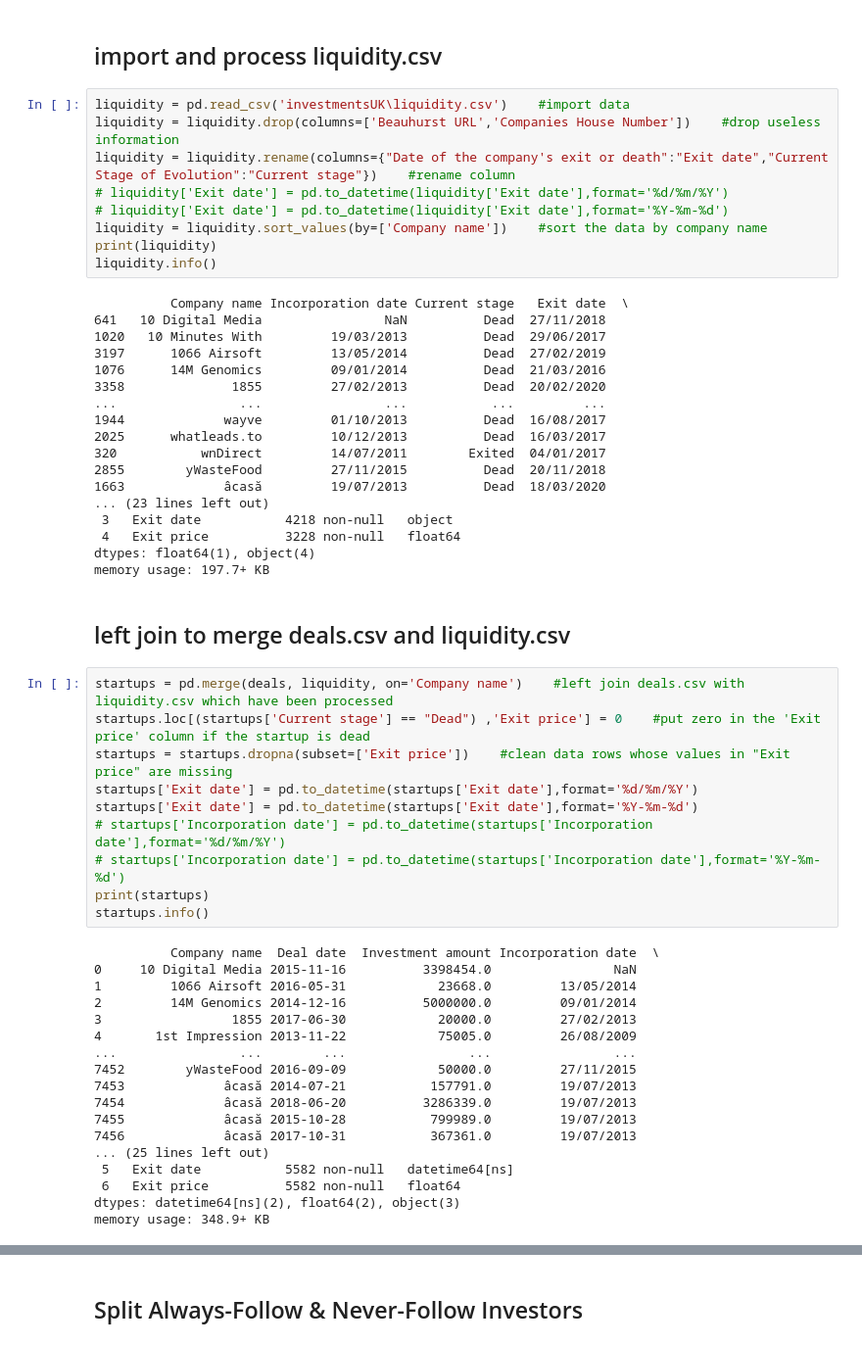
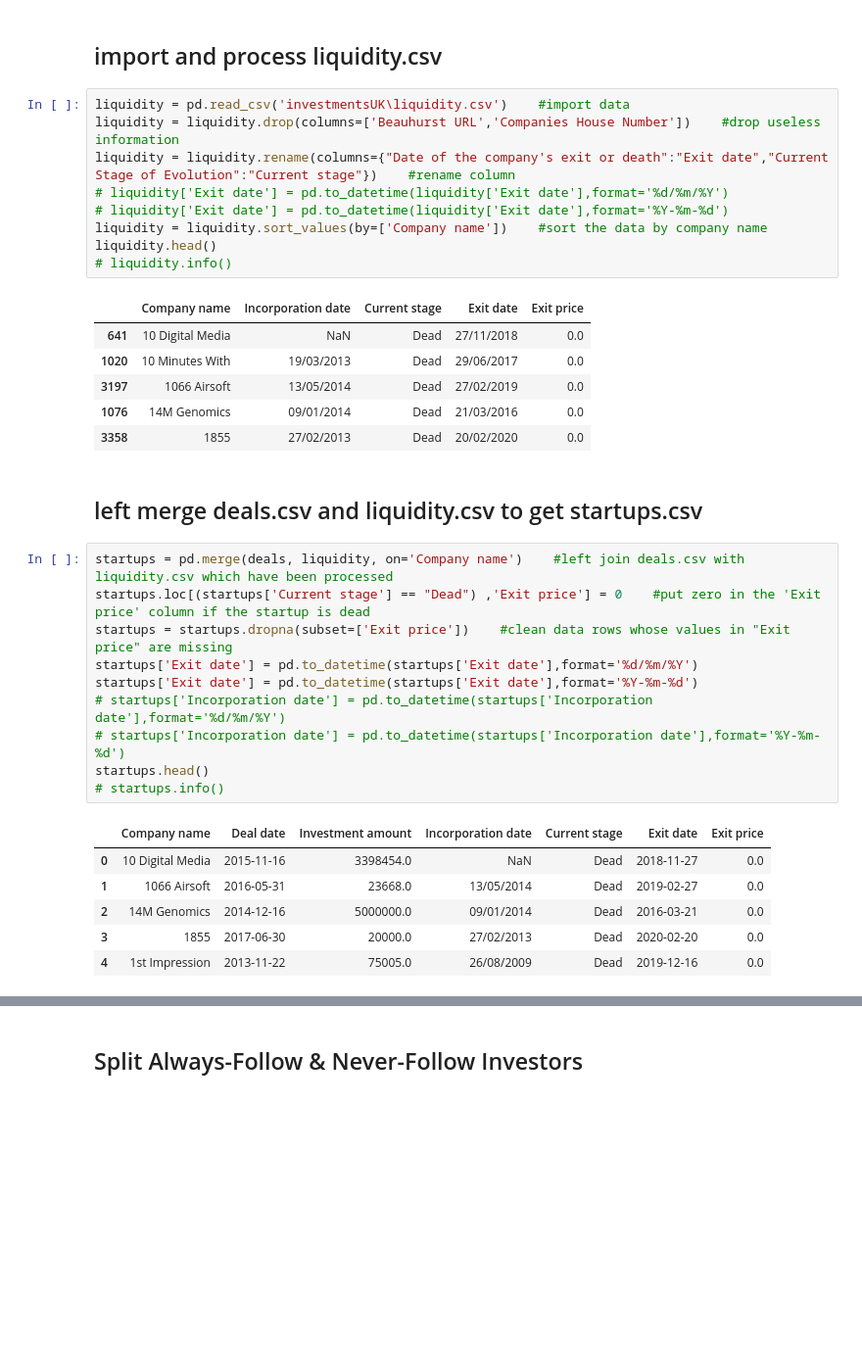
Before and after one commit to csynbiosys/dissertations-2021-info, a Jupyter notebook: Yating_Wei_Predict/data_process.ipynb, the cells around one changed output, grey strips where cells are left out. Shown at 98% size. Saved outputs shown, nothing was run; the diff lists cells and outputs as text; blank space fills up the shorter version.

```diff
--- a/Yating_Wei_Predict/data_process.ipynb
+++ b/Yating_Wei_Predict/data_process.ipynb
@@ -20,56 +27,34 @@ liquidity = liquidity.rename(columns={"Date of the company's exit or death":"Exi
 # liquidity['Exit date'] = pd.to_datetime(liquidity['Exit date'],format='%d/%m/%Y')
 # liquidity['Exit date'] = pd.to_datetime(liquidity['Exit date'],format='%Y-%m-%d')
 liquidity = liquidity.sort_values(by=['Company name'])    #sort the data by company name
-print(liquidity)
-liquidity.info()
+liquidity.head()
+# liquidity.info()
 # %% [output]
-          Company name Incorporation date Current stage   Exit date  \
-641   10 Digital Media                NaN          Dead  27/11/2018
-1020   10 Minutes With         19/03/2013          Dead  29/06/2017
-3197      1066 Airsoft         13/05/2014          Dead  27/02/2019
-1076      14M Genomics         09/01/2014          Dead  21/03/2016
-3358              1855         27/02/2013          Dead  20/02/2020
-...                ...                ...           ...         ...
-1944             wayve         01/10/2013          Dead  16/08/2017
-2025      whatleads.to         10/12/2013          Dead  16/03/2017
-320           wnDirect         14/07/2011        Exited  04/01/2017
-2855        yWasteFood         27/11/2015          Dead  20/11/2018
-1663             âcasă         19/07/2013          Dead  18/03/2020
-... (23 lines left out)
- 3   Exit date           4218 non-null   object
- 4   Exit price          3228 non-null   float64
-dtypes: float64(1), object(4)
-memory usage: 197.7+ KB
+|  | Company name | Incorporation date | Current stage | Exit date | Exit price |
+| 641 | 10 Digital Media | NaN | Dead | 27/11/2018 | 0.0 |
+| 1020 | 10 Minutes With | 19/03/2013 | Dead | 29/06/2017 | 0.0 |
+| 3197 | 1066 Airsoft | 13/05/2014 | Dead | 27/02/2019 | 0.0 |
+| 1076 | 14M Genomics | 09/01/2014 | Dead | 21/03/2016 | 0.0 |
+| 3358 | 1855 | 27/02/2013 | Dead | 20/02/2020 | 0.0 |
 # %% [markdown]
-## left join to merge deals.csv and liquidity.csv
+## left merge deals.csv and liquidity.csv to get startups.csv
 # %%
 startups = pd.merge(deals, liquidity, on='Company name')    #left join deals.csv with liquidity.csv which have been processed
 startups.loc[(startups['Current stage'] == "Dead") ,'Exit price'] = 0    #put zero in the 'Exit price' column if the startup is dead
 startups = startups.dropna(subset=['Exit price'])    #clean data rows whose values in "Exit price" are missing
 startups['Exit date'] = pd.to_datetime(startups['Exit date'],format='%d/%m/%Y')
 startups['Exit date'] = pd.to_datetime(startups['Exit date'],format='%Y-%m-%d')
 # startups['Incorporation date'] = pd.to_datetime(startups['Incorporation date'],format='%d/%m/%Y')
 # startups['Incorporation date'] = pd.to_datetime(startups['Incorporation date'],format='%Y-%m-%d')
-print(startups)
-startups.info()
+startups.head()
+# startups.info()
 # %% [output]
-          Company name  Deal date  Investment amount Incorporation date  \
-0     10 Digital Media 2015-11-16          3398454.0                NaN
-1         1066 Airsoft 2016-05-31            23668.0         13/05/2014
-2         14M Genomics 2014-12-16          5000000.0         09/01/2014
-3                 1855 2017-06-30            20000.0         27/02/2013
-4       1st Impression 2013-11-22            75005.0         26/08/2009
-...                ...        ...                ...                ...
-7452        yWasteFood 2016-09-09            50000.0         27/11/2015
-7453             âcasă 2014-07-21           157791.0         19/07/2013
-7454             âcasă 2018-06-20          3286339.0         19/07/2013
-7455             âcasă 2015-10-28           799989.0         19/07/2013
-7456             âcasă 2017-10-31           367361.0         19/07/2013
-... (25 lines left out)
- 5   Exit date           5582 non-null   datetime64[ns]
- 6   Exit price          5582 non-null   float64
-dtypes: datetime64[ns](2), float64(2), object(3)
-memory usage: 348.9+ KB
+|  | Company name | Deal date | Investment amount | Incorporation date | Current stage | Exit date | Exit price |
+| 0 | 10 Digital Media | 2015-11-16 | 3398454.0 | NaN | Dead | 2018-11-27 | 0.0 |
+| 1 | 1066 Airsoft | 2016-05-31 | 23668.0 | 13/05/2014 | Dead | 2019-02-27 | 0.0 |
+| 2 | 14M Genomics | 2014-12-16 | 5000000.0 | 09/01/2014 | Dead | 2016-03-21 | 0.0 |
+| 3 | 1855 | 2017-06-30 | 20000.0 | 27/02/2013 | Dead | 2020-02-20 | 0.0 |
+| 4 | 1st Impression | 2013-11-22 | 75005.0 | 26/08/2009 | Dead | 2019-12-16 | 0.0 |
 # %%
 count_value=startups['Company name'].value_counts() #select those startups who have raised more than one round funding
 print(count_value)
```
Also changed, not shown: parts of 32 cells of this notebook.
